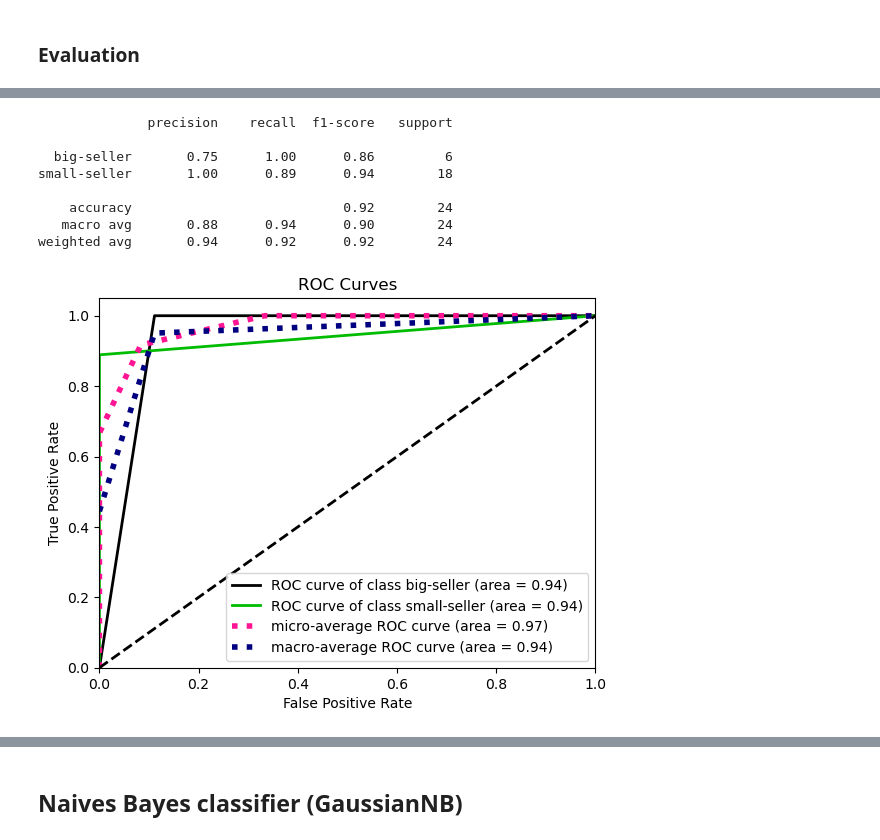
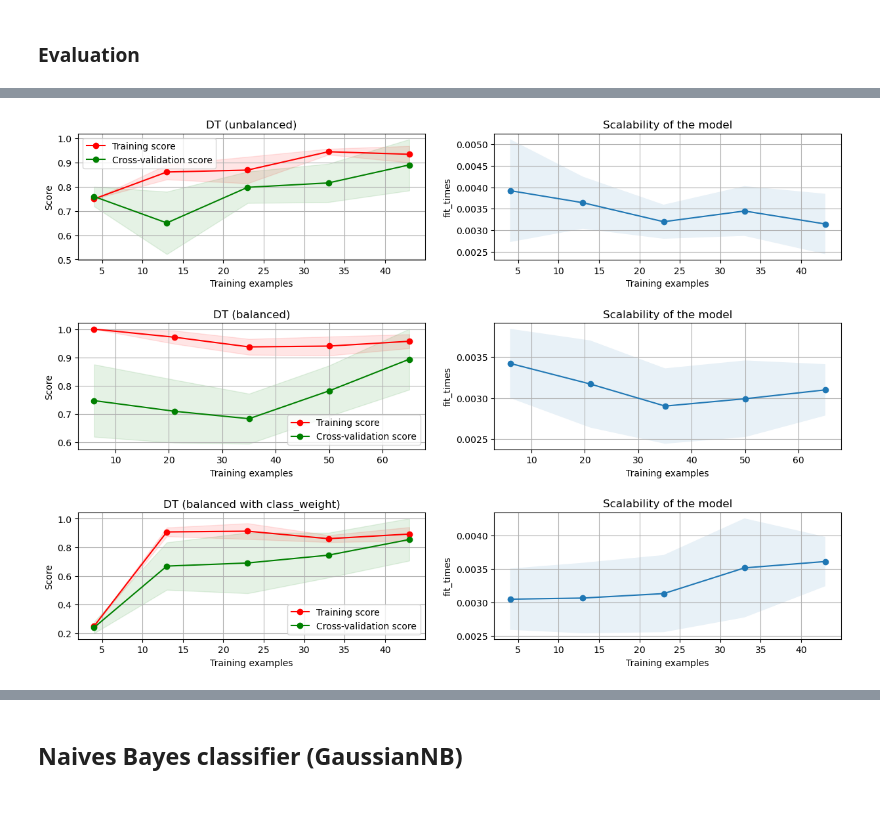
Before and after one commit to adettori/Data-Mining-DM-2020-project, a Jupyter notebook: dm2020-2-task3.ipynb, the cells around one changed output, grey strips where cells are left out. Drawn from its saved outputs; the diff is of its cells as text; code cells hidden in the pictures; blank space fills up the shorter version.

```diff
--- a/dm2020-2-task3.ipynb
+++ b/dm2020-2-task3.ipynb
@@ -423,5 +311,0 @@ The crucial assumption being that if a model is capable of generalising sufficie
-# %%
-for i in range(1, len(pred_df.columns) + 1):
-    pca = PCA(n_components=i)
-    pca.fit(pred_df.values)
-    plt.scatter(i, np.sum(pca.explained_variance_ratio_))
@@ -460,0 +461,2 @@ The other parameters will be selected by an exhaustive search of the parameter s
+# %%
+random_state_dt = 0
@@ -461,21 +536,30 @@ The other parameters will be selected by an exhaustive search of the parameter s
 # %%
 #define the parameters' values you want to try
-param_grid_dt = {"max_depth": [2, 3, 4],
+param_grid_dt = {"max_depth": range(2, 5),
               "min_samples_split": range(2, 10),
-              "min_samples_leaf": [1],
-              "max_features": [2, 3, 4],
+              "min_samples_leaf": range(1, 5),
+              "max_features": range(2, 5),
               "criterion": ["gini", "entropy"],
-              "class_weight": ["balanced"]}
+              "class_weight": ["balanced"],
+              "random_state": [random_state_dt]}
 #define the model
 clf = tree.DecisionTreeClassifier()
 #define the grid search
-grid_search_dt = GridSearchCV(clf, param_grid=param_grid_dt,
+grid_search_dt_wei = GridSearchCV(clf, param_grid=param_grid_dt,
                             n_jobs=-1,
                             scoring=make_scorer(accuracy_score))
 #run the grid search
-grid_search_dt.fit(train_set, train_label)
+grid_search_dt_wei.fit(train_set, train_label)
 
-print('Best settings parameters ', grid_search_dt.best_params_)
-print("Setting's accuracy score mean and std ", grid_search_dt.cv_results_['mean_test_score'][0],
-      grid_search_dt.cv_results_['std_test_score'][0])
+print('Best settings parameters ', grid_search_dt_wei.best_params_)
+print("Setting's accuracy score mean and std ", grid_search_dt_wei.cv_results_['mean_test_score'][0],
+      grid_search_dt_wei.cv_results_['std_test_score'][0])
+
+
+#define a decision tree with the parameters found and fit it
+dt_wei = tree.DecisionTreeClassifier(**grid_search_dt_wei.best_params_)
+dt_wei.fit(train_set, train_label)
+
+test_pred_dt_wei = dt_wei.predict(test_set)
+test_pred_proba_dt_wei = dt_wei.predict_proba(test_set)
 # %% [output]
@@ -497,2 +567,0 @@ The learning curve suggests, through the upward direction of the cv score, that
-# %%
-dt.fit(train_set, train_label)
@@ -521,16 +570,11 @@ plt.show()
-# %%
-report_scores(test_label, test_pred_dt)
-# %% [output]
-              precision    recall  f1-score   support
-
-  big-seller       0.75      1.00      0.86         6
-small-seller       1.00      0.89      0.94        18
-
-    accuracy                           0.92        24
-   macro avg       0.88      0.94      0.90        24
-weighted avg       0.94      0.92      0.92        24
-# %%
-skplt.metrics.plot_roc(test_label.values, test_pred_proba_dt)
-plt.show()
-# %% [output]
-[figure, removed]
+# %%
+fig, axes = plt.subplots(nrows=3, ncols=2, figsize=(15, 10))
+fig.subplots_adjust(hspace=0.5, wspace=0.2)
+
+plot_learning_curve(dt_unb, "DT (unbalanced)", train_set, train_label, ax=axes[0])
+plot_learning_curve(dt_bal, "DT (balanced)", train_set_bal, train_label_bal, ax=axes[1])
+plot_learning_curve(dt_wei, "DT (balanced with class_weight)", train_set,train_label, ax=axes[2])
+
+plt.show()
+# %% [output]
+[figure, added]
```
Also changed, not shown: parts of 182 cells of this notebook.
